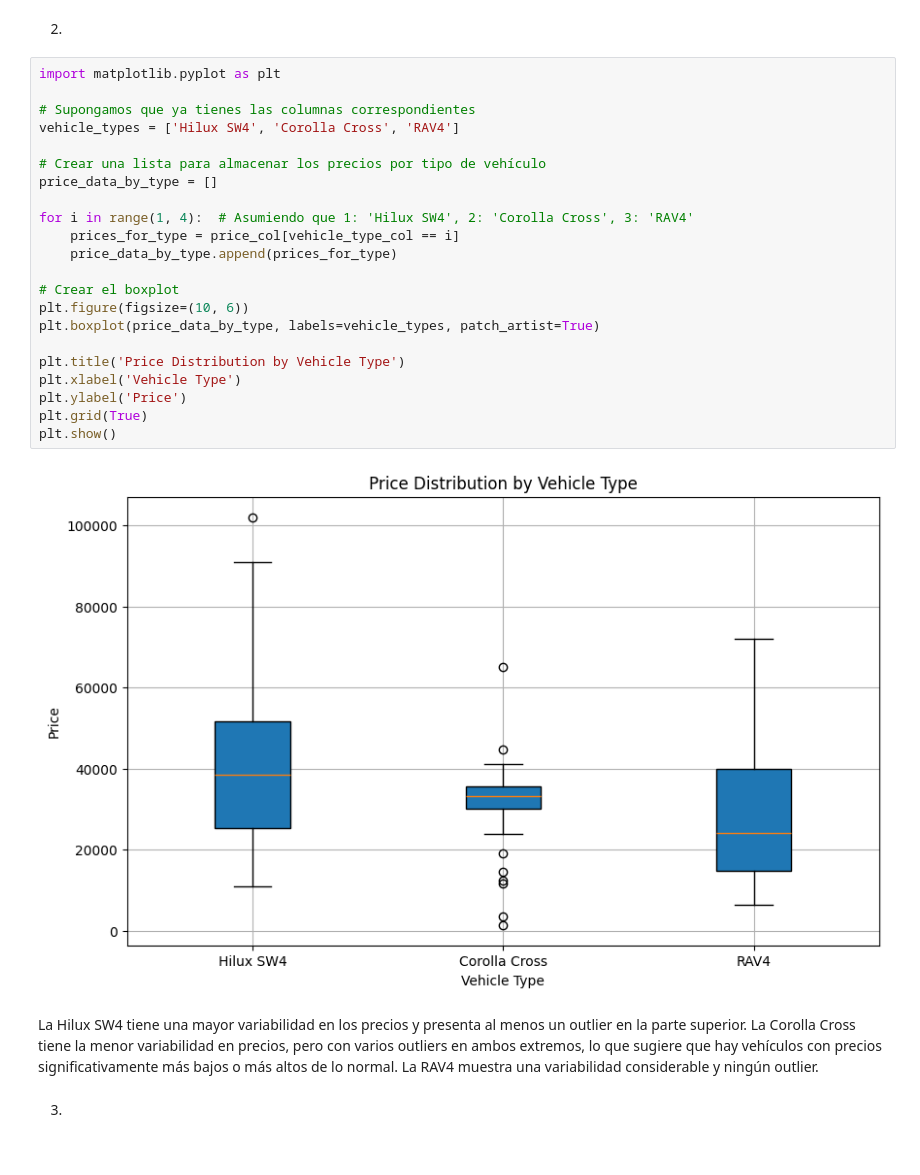
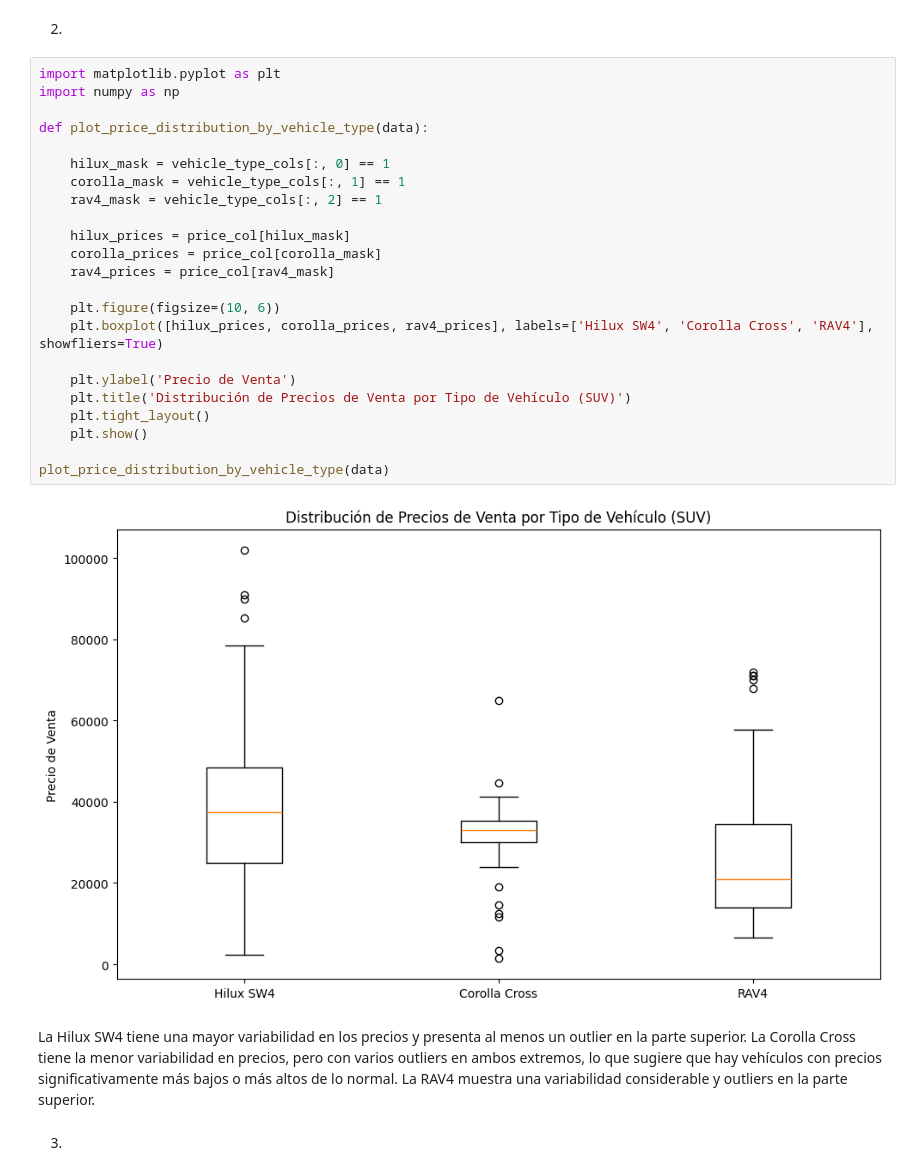
Before and after one commit to toiaalynch/machineLearningTP1, a Jupyter notebook: notebook/Entrega.ipynb, the cells around one changed output. Saved outputs shown, nothing was run; the diff lists cells and outputs as text.

```diff
--- a/notebook/Entrega.ipynb
+++ b/notebook/Entrega.ipynb
@@ -321,30 +324,31 @@ plot_price_vs_kilometers(data)
 # %% [markdown]
 2.
-# %%
-import matplotlib.pyplot as plt
-
-# Supongamos que ya tienes las columnas correspondientes
-vehicle_types = ['Hilux SW4', 'Corolla Cross', 'RAV4']
-
-# Crear una lista para almacenar los precios por tipo de vehículo
-price_data_by_type = []
-
-for i in range(1, 4):  # Asumiendo que 1: 'Hilux SW4', 2: 'Corolla Cross', 3: 'RAV4'
-    prices_for_type = price_col[vehicle_type_col == i]
-    price_data_by_type.append(prices_for_type)
-
-# Crear el boxplot
-plt.figure(figsize=(10, 6))
-plt.boxplot(price_data_by_type, labels=vehicle_types, patch_artist=True)
-
-plt.title('Price Distribution by Vehicle Type')
-plt.xlabel('Vehicle Type')
-plt.ylabel('Price')
-plt.grid(True)
-plt.show()
-# %% [output]
-[figure, removed]
+# %%
+import matplotlib.pyplot as plt
+import numpy as np
+
+def plot_price_distribution_by_vehicle_type(data):
+
+    hilux_mask = vehicle_type_cols[:, 0] == 1
+    corolla_mask = vehicle_type_cols[:, 1] == 1
+    rav4_mask = vehicle_type_cols[:, 2] == 1
+
+    hilux_prices = price_col[hilux_mask]
+    corolla_prices = price_col[corolla_mask]
+    rav4_prices = price_col[rav4_mask]
+
+    plt.figure(figsize=(10, 6))
+    plt.boxplot([hilux_prices, corolla_prices, rav4_prices], labels=['Hilux SW4', 'Corolla Cross', 'RAV4'], showfliers=True)
+
+    plt.ylabel('Precio de Venta')
+    plt.title('Distribución de Precios de Venta por Tipo de Vehículo (SUV)')
+    plt.tight_layout()
+    plt.show()
+
+plot_price_distribution_by_vehicle_type(data)
+# %% [output]
+[figure, added]
 # %% [markdown]
-La Hilux SW4 tiene una mayor variabilidad en los precios y presenta al menos un outlier en la parte superior. La Corolla Cross tiene la menor variabilidad en precios, pero con varios outliers en ambos extremos, lo que sugiere que hay vehículos con precios significativamente más bajos o más altos de lo normal. La RAV4 muestra una variabilidad considerable y ningún outlier.
+La Hilux SW4 tiene una mayor variabilidad en los precios y presenta al menos un outlier en la parte superior. La Corolla Cross tiene la menor variabilidad en precios, pero con varios outliers en ambos extremos, lo que sugiere que hay vehículos con precios significativamente más bajos o más altos de lo normal. La RAV4 muestra una variabilidad considerable y outliers en la parte superior.
 # %% [markdown]
 3.
```
Also changed, not shown: parts of 22 cells of this notebook, 4 other files.
